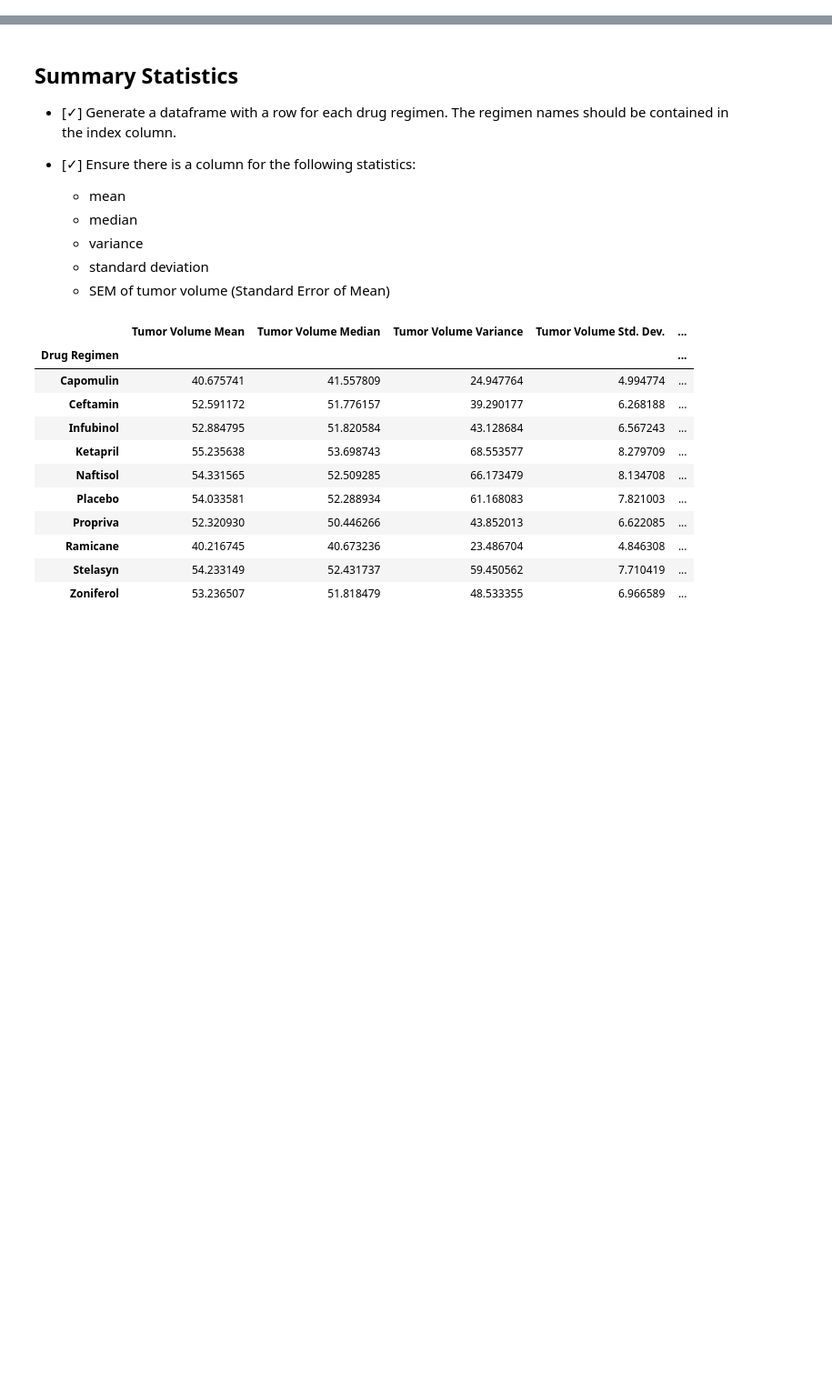
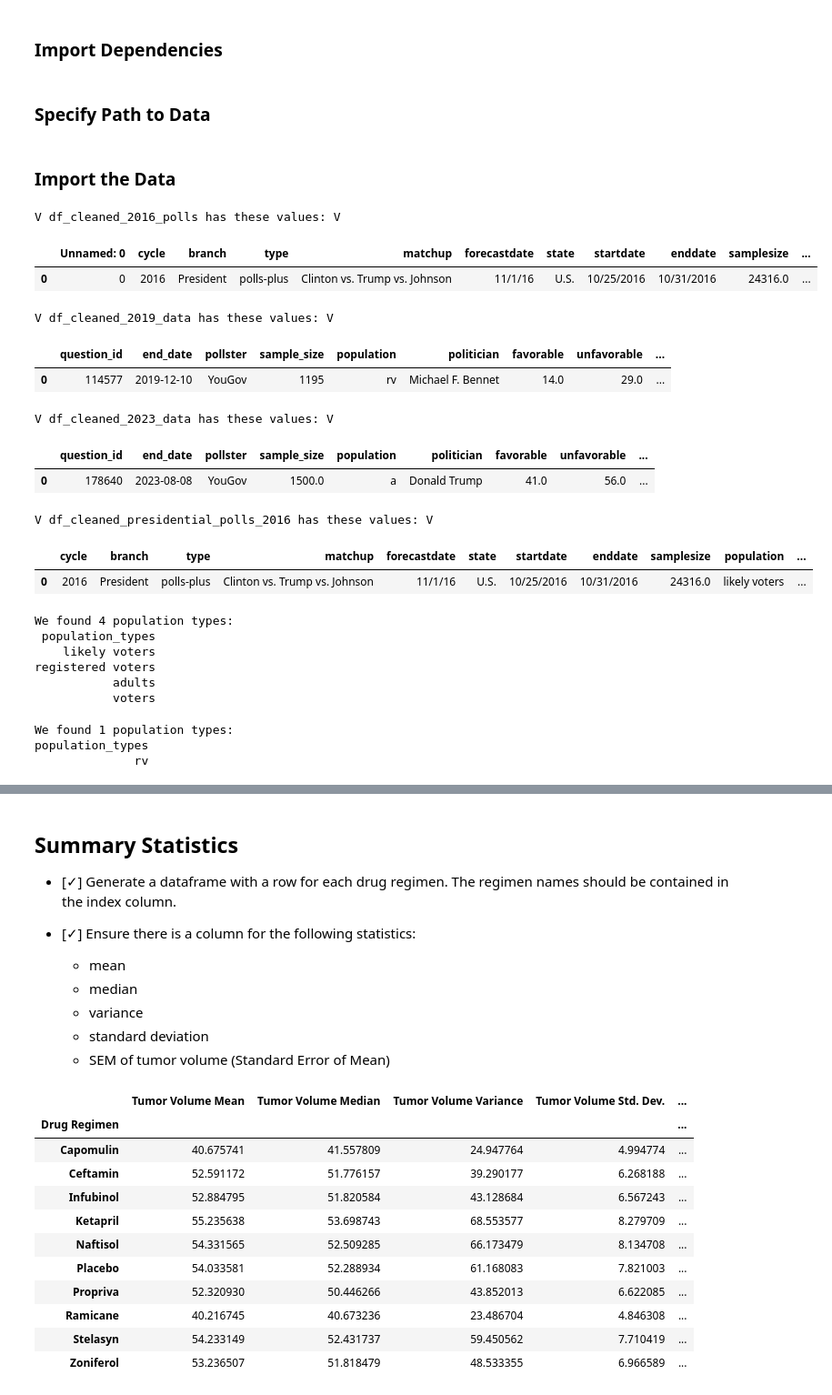
Before and after one commit to MSchell0129/Complex_Political_Phenomenon, a Jupyter notebook: script/visualizations/Matplotlib/visualizations_matplotlib.ipynb, the cells around one changed output, grey strips where cells are left out. Shown at 91% size. Saved outputs shown, nothing was run; the diff lists cells and outputs as text; code cells hidden in the pictures; blank space fills up the shorter version.

Commit message:
Starting data manipulation to prepare for visualizations

```diff
--- a/script/visualizations/Matplotlib/pymaceuticals copy.ipynb
+++ b/script/visualizations/Matplotlib/visualizations_matplotlib.ipynb
@@ -125,0 +4,2 @@ We now have 248 mice we performed experiments on to analyze!
+# %% [markdown]
+### Import Dependencies
@@ -125,0 +11,76 @@ We now have 248 mice we performed experiments on to analyze!
+# %% [markdown]
+### Specify Path to Data
+# %%
+# Specify the path to the data directory relative to your notebook
+data_directory = '../../../data/data_cleaned/csv_cleaned'  # Go up two levels from the notebook directory
+
+# Construct paths to the CSV file
+file_path_csv_cleaned_2016_polls = os.path.join(data_directory, 'cleaned_2016_polls.csv')
+file_path_csv_cleaned_2019_data = os.path.join(data_directory, 'cleaned_2019_data.csv')
+file_path_csv_cleaned_2023_data = os.path.join(data_directory, 'cleaned_2023_data.csv')
+file_path_csv_cleaned_presidential_polls_2016 = os.path.join(data_directory, 'cleaned_presidential_polls_2016.csv')
+# %% [markdown]
+### Import the Data
+# %%
+# Import into dataframes the CSV files using pandas
+df_cleaned_2016_polls = pd.read_csv(file_path_csv_cleaned_2016_polls)
+df_cleaned_2019_data = pd.read_csv(file_path_csv_cleaned_2019_data)
+df_cleaned_2023_data = pd.read_csv(file_path_csv_cleaned_2023_data)
+df_cleaned_presidential_polls_2016 = pd.read_csv(file_path_csv_cleaned_presidential_polls_2016)
+
+# Display all four dataframes
+print("V df_cleaned_2016_polls has these values: V")
+display(df_cleaned_2016_polls.head(1))
+
+print("V df_cleaned_2019_data has these values: V")
+display(df_cleaned_2019_data.head(1))
+
+print("V df_cleaned_2023_data has these values: V")
+display(df_cleaned_2023_data.head(1))
+
+print("V df_cleaned_presidential_polls_2016 has these values: V")
+display(df_cleaned_presidential_polls_2016.head(1))
+# %% [output]
+V df_cleaned_2016_polls has these values: V
+|  | Unnamed: 0 | cycle | branch | type | matchup | forecastdate | state | startdate | enddate | samplesize | ... |
+| 0 | 0 | 2016 | President | polls-plus | Clinton vs. Trump vs. Johnson | 11/1/16 | U.S. | 10/25/2016 | 10/31/2016 | 24316.0 | ... |
+V df_cleaned_2019_data has these values: V
+|  | question_id | end_date | pollster | sample_size | population | politician | favorable | unfavorable | ... |
+| 0 | 114577 | 2019-12-10 | YouGov | 1195 | rv | Michael F. Bennet | 14.0 | 29.0 | ... |
+V df_cleaned_2023_data has these values: V
+|  | question_id | end_date | pollster | sample_size | population | politician | favorable | unfavorable | ... |
+| 0 | 178640 | 2023-08-08 | YouGov | 1500.0 | a | Donald Trump | 41.0 | 56.0 | ... |
+V df_cleaned_presidential_polls_2016 has these values: V
+|  | cycle | branch | type | matchup | forecastdate | state | startdate | enddate | samplesize | population | ... |
+| 0 | 2016 | President | polls-plus | Clinton vs. Trump vs. Johnson | 11/1/16 | U.S. | 10/25/2016 | 10/31/2016 | 24316.0 | likely voters | ... |
+# %%
+# Checking the population types.
+population_types = df_cleaned_2016_polls["population"].unique()
+
+# Convert the list to a DataFrame
+df_population = pd.DataFrame({"population_types": population_types})
+
+# Reveal how many population types were found
+print(f"We found {len(df_population)} population types:")
+print(df_population.to_string(index=False))
+# %% [output]
+We found 4 population types:
+ population_types
+    likely voters
+registered voters
+           adults
+           voters
+# %%
+# Checking the population types.
+population_types = df_cleaned_2019_data["population"].unique()
+
+# Convert the list to a DataFrame
+df_population = pd.DataFrame({"population_types": population_types})
+
+# Reveal how many population types were found
+print(f"We found {len(df_population)} population types:")
+print(df_population.to_string(index=False))
+# %% [output]
+We found 1 population types:
+population_types
+              rv
```
Also changed, not shown: parts of 13 cells of this notebook, 1 other file.
